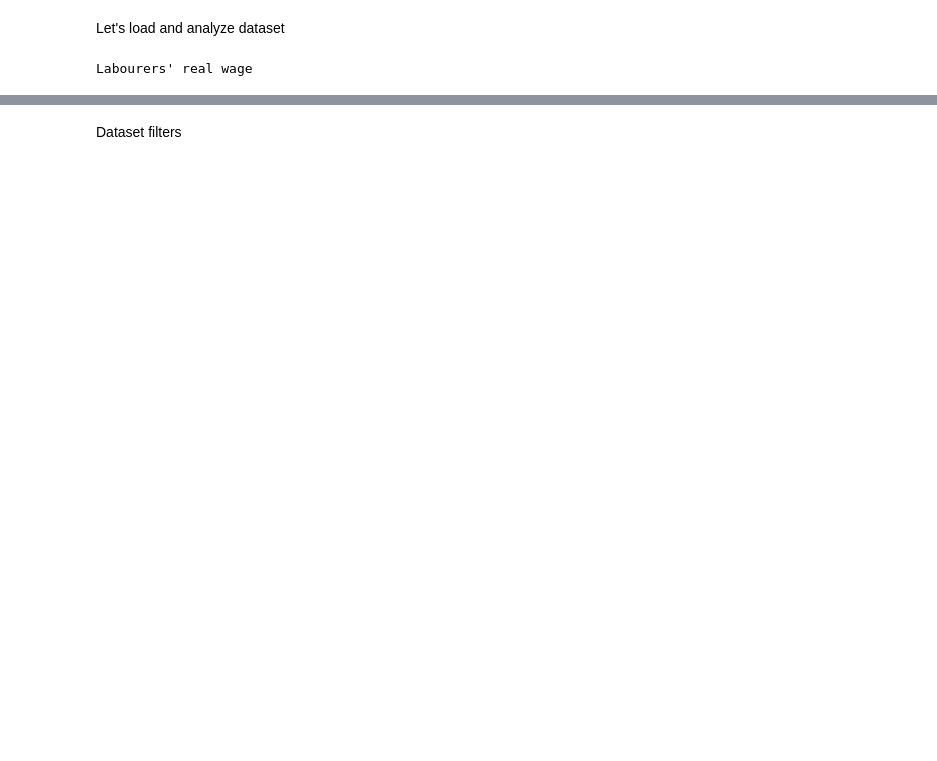
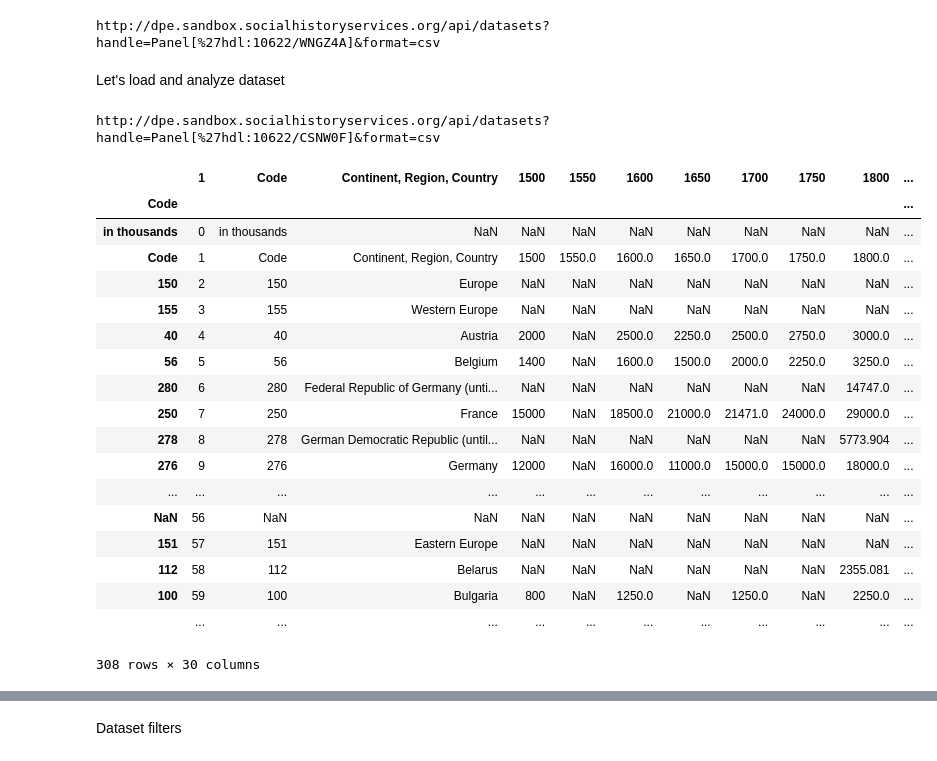
Before and after one commit to 4tikhonov/clioinfra.js, a Jupyter notebook: notebooks/Datasets cleaning and geocoding.ipynb, the cells around one changed output, grey strips where cells are left out. Saved outputs shown, nothing was run; the diff lists cells and outputs as text; code cells hidden in the pictures; blank space fills up the shorter version.

```diff
--- a/notebooks/Datasets cleaning and geocoding.ipynb
+++ b/notebooks/Datasets cleaning and geocoding.ipynb
@@ -4,21 +4,24 @@ import sys
 import os
 import re
 import simplejson
+import pandas as pd
 sys.path.append(os.path.abspath(os.path.join(os.path.dirname("__file__"), '../modules')))
 from config import configuration, dataverse2indicators, load_dataverse, findpid, load_metadata
 from storage import data2store, readdata, readdataset, readdatasets, datasetadd, formdatasetquery
-from datasets import loaddataset, loaddataset_fromurl, loadgeocoder, treemap, selectint, buildgeocoder, load_geocodes, datasetfilter
+from datasets import loaddataset, loaddataset_fromurl, loadgeocoder, treemap, selectint, buildgeocoder, load_geocodes, datasetfilter, dataset_analyzer
 from data2excel import create_excel_dataset
 from sys import argv
 from historical_data import save_historical_dataset
 from random import randint
 import openpyxl
+from datetime import datetime
 from openpyxl.cell import get_column_letter
 import numpy as np
 
 handles = []
 remote = 'on'
 config = configuration()
+config['remote'] = 'yes'
 
 # Geocoder
 handle = config['geocoderhandle']
@@ -27,46 +30,59 @@ if remote:
 else:
     dataset = loaddataset(handles)
 
-(geocoder, geolist) = buildgeocoder(dataset, config, '')
+(geocoder, geolist, oecd2webmapper) = buildgeocoder(dataset, config, '')
 (modern, historical) = loadgeocoder(config, dataset, 'geocoder')
 coderyears = []
 for i in range(1500, 2015):
     coderyears.append(i)
+# %% [output]
+http://dpe.sandbox.socialhistoryservices.org/api/datasets?handle=Panel[%27hdl:10622/WNGZ4A]&format=csv
 # %% [markdown]
 Let's load and analyze dataset
 # %%
 handle = "hdl:10622/WNGZ4A"
 #handle = "hdl:10622/DIUBXI"
+handle = "hdl:10622/UFGBH1"
+handle = "hdl:10622/I0YK5M"
+handle = "hdl:10622/F16UDU"
+handle = "hdl:10622/CSNW0F"
 handles = []
 handles.append(handle)
-switch = 'historical'
-#switch = 'modern'
+#switch = 'historical'
+switch = 'modern'
 
-if remote:
+if config['remote']:
     (class1, dataset, title, units) = loaddataset_fromurl(config, handle)
 else:
     dataset = loaddataset(handles)
 
 if switch == 'modern':
     activeindex = modern.index
     coder = modern
     class1 = switch
 else:
     activeindex = historical.index
     coder = historical
 
-(moderndata, historicaldata) = loadgeocoder(config, dataset, '')
-if switch == 'modern':
-    maindata = moderndata
-else:
-    maindata = historicaldata
-
-(cfilter, notint) = selectint(maindata.columns)
-
-codes = selectint(maindata.index)
-geo = load_geocodes(config, switch, codes, maindata, geolist)
-for colname in notint:
-    maindata = maindata.drop(colname, axis=1)
-print title
+dataset
 # %% [output]
-Labourers' real wage
+http://dpe.sandbox.socialhistoryservices.org/api/datasets?handle=Panel[%27hdl:10622/CSNW0F]&format=csv
+|  | 1 | Code | Continent, Region, Country | 1500 | 1550 | 1600 | 1650 | 1700 | 1750 | 1800 | ... |
+| Code |  |  |  |  |  |  |  |  |  |  | ... |
+| in thousands | 0 | in thousands | NaN | NaN | NaN | NaN | NaN | NaN | NaN | NaN | ... |
+| Code | 1 | Code | Continent, Region, Country | 1500 | 1550.0 | 1600.0 | 1650.0 | 1700.0 | 1750.0 | 1800.0 | ... |
+| 150 | 2 | 150 | Europe | NaN | NaN | NaN | NaN | NaN | NaN | NaN | ... |
+| 155 | 3 | 155 | Western Europe | NaN | NaN | NaN | NaN | NaN | NaN | NaN | ... |
+| 40 | 4 | 40 | Austria | 2000 | NaN | 2500.0 | 2250.0 | 2500.0 | 2750.0 | 3000.0 | ... |
+| 56 | 5 | 56 | Belgium | 1400 | NaN | 1600.0 | 1500.0 | 2000.0 | 2250.0 | 3250.0 | ... |
+| 280 | 6 | 280 | Federal Republic of Germany (unti... | NaN | NaN | NaN | NaN | NaN | NaN | 14747.0 | ... |
+| 250 | 7 | 250 | France | 15000 | NaN | 18500.0 | 21000.0 | 21471.0 | 24000.0 | 29000.0 | ... |
+| 278 | 8 | 278 | German Democratic Republic (until... | NaN | NaN | NaN | NaN | NaN | NaN | 5773.904 | ... |
+| 276 | 9 | 276 | Germany | 12000 | NaN | 16000.0 | 11000.0 | 15000.0 | 15000.0 | 18000.0 | ... |
+| ... | ... | ... | ... | ... | ... | ... | ... | ... | ... | ... | ... |
+| NaN | 56 | NaN | NaN | NaN | NaN | NaN | NaN | NaN | NaN | NaN | ... |
+| 151 | 57 | 151 | Eastern Europe | NaN | NaN | NaN | NaN | NaN | NaN | NaN | ... |
+| 112 | 58 | 112 | Belarus | NaN | NaN | NaN | NaN | NaN | NaN | 2355.081 | ... |
+| 100 | 59 | 100 | Bulgaria | 800 | NaN | 1250.0 | NaN | 1250.0 | NaN | 2250.0 | ... |
+|  | ... | ... | ... | ... | ... | ... | ... | ... | ... | ... | ... |
+308 rows × 30 columns
```
Also changed, not shown: parts of 4 cells of this notebook.
